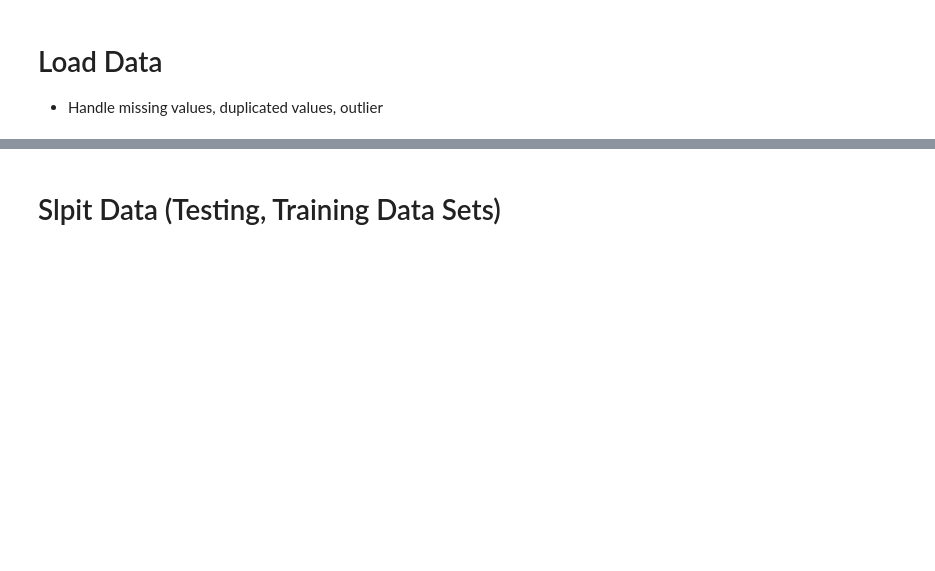
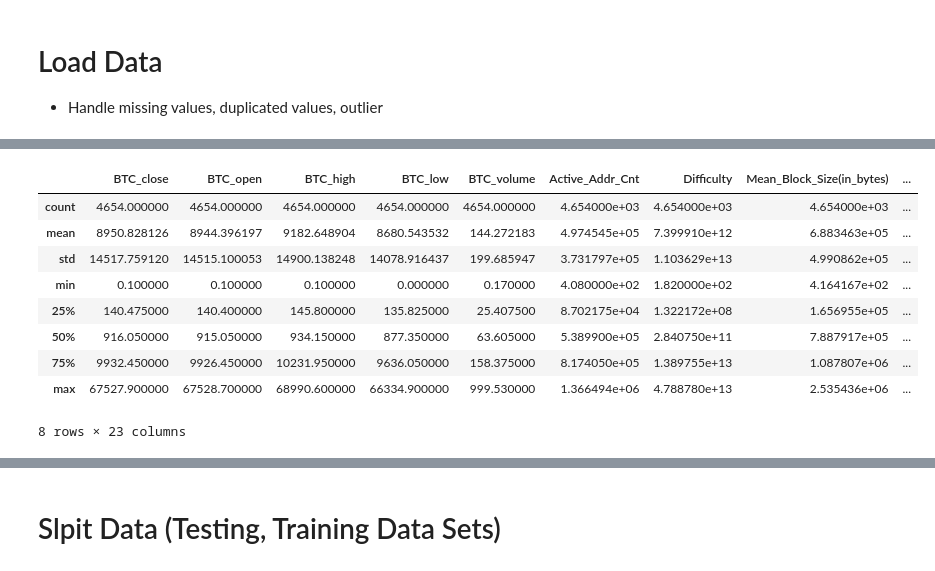
Before and after one commit to lavibula/BitcoinPrediction, a Jupyter notebook: Members/Mlinh/random_forest_period2.ipynb, the cells around one changed output, grey strips where cells are left out. Saved outputs shown, nothing was run; the diff lists cells and outputs as text; code cells hidden in the pictures; blank space fills up the shorter version.

```diff
--- a/Members/Mlinh/random_forest_period2.ipynb
+++ b/Members/Mlinh/random_forest_period2.ipynb
@@ -39,0 +49,13 @@ print(total.head())
+# %%
+df.describe()
+# %% [output]
+|  | BTC_close | BTC_open | BTC_high | BTC_low | BTC_volume | Active_Addr_Cnt | Difficulty | Mean_Block_Size(in_bytes) | ... |
+| count | 4654.000000 | 4654.000000 | 4654.000000 | 4654.000000 | 4654.000000 | 4.654000e+03 | 4.654000e+03 | 4.654000e+03 | ... |
+| mean | 8950.828126 | 8944.396197 | 9182.648904 | 8680.543532 | 144.272183 | 4.974545e+05 | 7.399910e+12 | 6.883463e+05 | ... |
+| std | 14517.759120 | 14515.100053 | 14900.138248 | 14078.916437 | 199.685947 | 3.731797e+05 | 1.103629e+13 | 4.990862e+05 | ... |
+| min | 0.100000 | 0.100000 | 0.100000 | 0.000000 | 0.170000 | 4.080000e+02 | 1.820000e+02 | 4.164167e+02 | ... |
+| 25% | 140.475000 | 140.400000 | 145.800000 | 135.825000 | 25.407500 | 8.702175e+04 | 1.322172e+08 | 1.656955e+05 | ... |
+| 50% | 916.050000 | 915.050000 | 934.150000 | 877.350000 | 63.605000 | 5.389900e+05 | 2.840750e+11 | 7.887917e+05 | ... |
+| 75% | 9932.450000 | 9926.450000 | 10231.950000 | 9636.050000 | 158.375000 | 8.174050e+05 | 1.389755e+13 | 1.087807e+06 | ... |
+| max | 67527.900000 | 67528.700000 | 68990.600000 | 66334.900000 | 999.530000 | 1.366494e+06 | 4.788780e+13 | 2.535436e+06 | ... |
+8 rows × 23 columns
```
Also changed, not shown: parts of 25 cells of this notebook, 7 other files.
